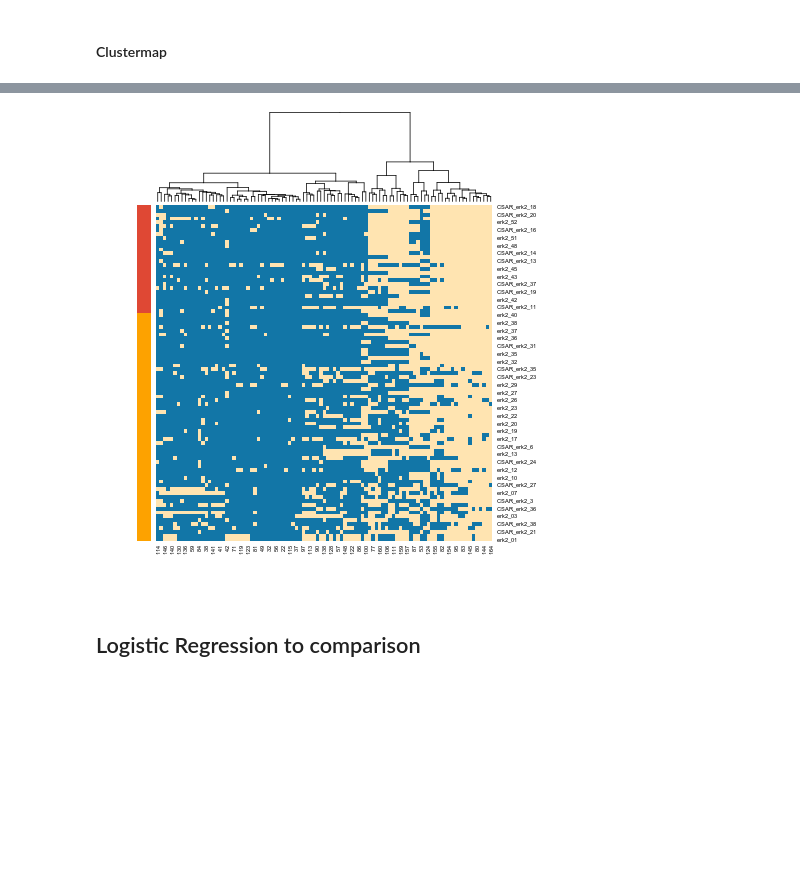
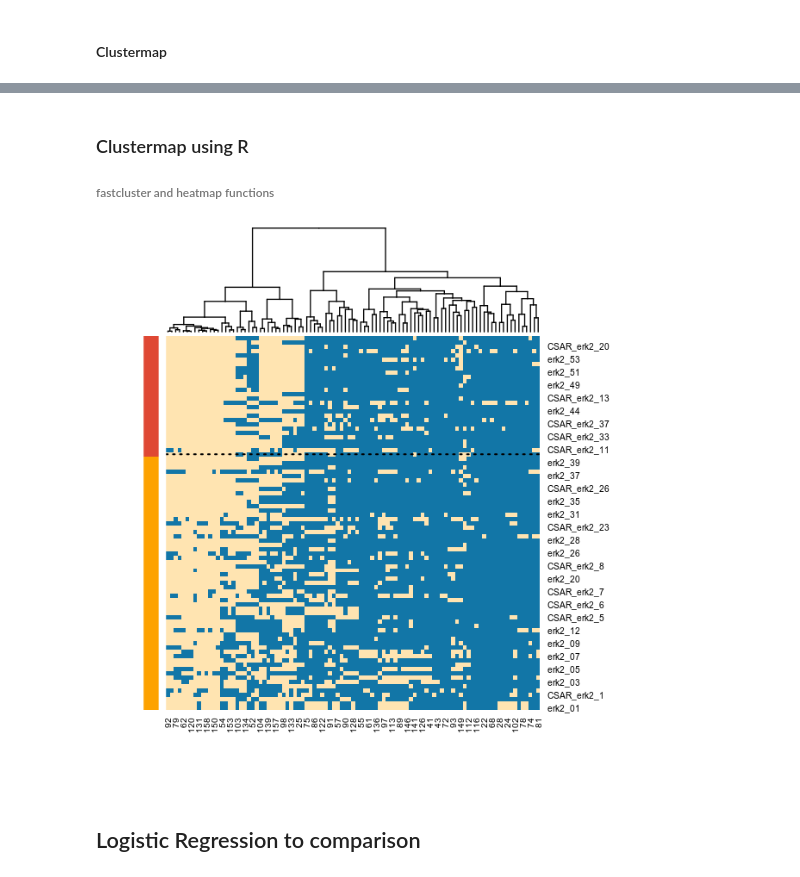
Before and after one commit to jRicciL/ERK2_notebooks, a Jupyter notebook: X_Reviewing_Fourches_work/7_Feature_Selection_RDKit_descriptors.ipynb, the cells around one changed output, grey strips where cells are left out. Drawn from its saved outputs; the diff is of its cells as text; code cells hidden in the pictures; blank space fills up the shorter version.

Commit message:
Previous to try plotting the cluster map using the whole set of MACCS descriptor

```diff
--- a/X_Reviewing_Fourches_work/7_Feature_Selection_RDKit_descriptors.ipynb
+++ b/X_Reviewing_Fourches_work/7_Feature_Selection_RDKit_descriptors.ipynb
@@ -395,37 +416,36 @@ df = df_maccs_flt_phi.sort_values('pKi',ascending=False)
 df_maccs = df.drop('pKi', axis=1)
 colors_rows = ['#df4834' if i >= 7.5 else '#fda200' for i in df['pKi']]
 dist_tan_col_from_python = squareform(dist_tan_col)
+# %% [markdown]
+### Clustermap using R
+###### fastcluster and heatmap functions
 # %%
-%%R -i df_maccs -i dist_tan_col_from_python -i colors_rows
-
-# We're calling the functions with the "::" notation
-library(ggplot2)
-library(pheatmap)
-library(vegan)
+%%R -i df_maccs -i dist_tan_col_from_python -i colors_rows -w 5 -h 5 --units in -r 130
 
 # Invert the order of rows (molecules) in the data frame
 df_maccs <- df_maccs[rev(rownames(df_maccs)), ]
 
 # Parse the distance matrix and perform the clustering using fastcluster
-dist_matx <- as.dist(dist_tan_col_from_python)
+#dist_matx <- as.dist(dist_tan_col_from_python)
+dist_matx <- vegan::vegdist(t(df_maccs), method = 'jaccard')
 
-dist_matx <- vegan::vegdist(t(df_maccs), method = 'euclidean')
 clust <- fastcluster::hclust(dist_matx, method='ward.D2')
 # ward.D gives the most similar result (average)
 dendogram <- as.dendrogram(clust)
 
 # List of colors to identify actives/inactives
 activity_colors <- rev(unlist(colors_rows))
 
-# pheatmap(as.matrix(df_maccs), scale='none', cluster_rows=FALSE)
-heatmap(as.matrix(df_maccs), scale='none',
+heatmap(as.matrix(df_maccs),
+        scale='row',
         Colv = dendogram,
         Rowv = NA,
         col=c('#1276a7', '#FFE4B1'),
-        RowSideColors = activity_colors
+        RowSideColors = activity_colors,
+        add.expr = abline(h = c(87 - 27), lwd = 1.5, lty=3)
        )
 # %% [output]
-[figure, old version]
+[figure, new version]
 # %% [markdown]
 ## Logistic Regression to comparison
 # %% [markdown]
```
Also changed, not shown: parts of 3 cells of this notebook.
